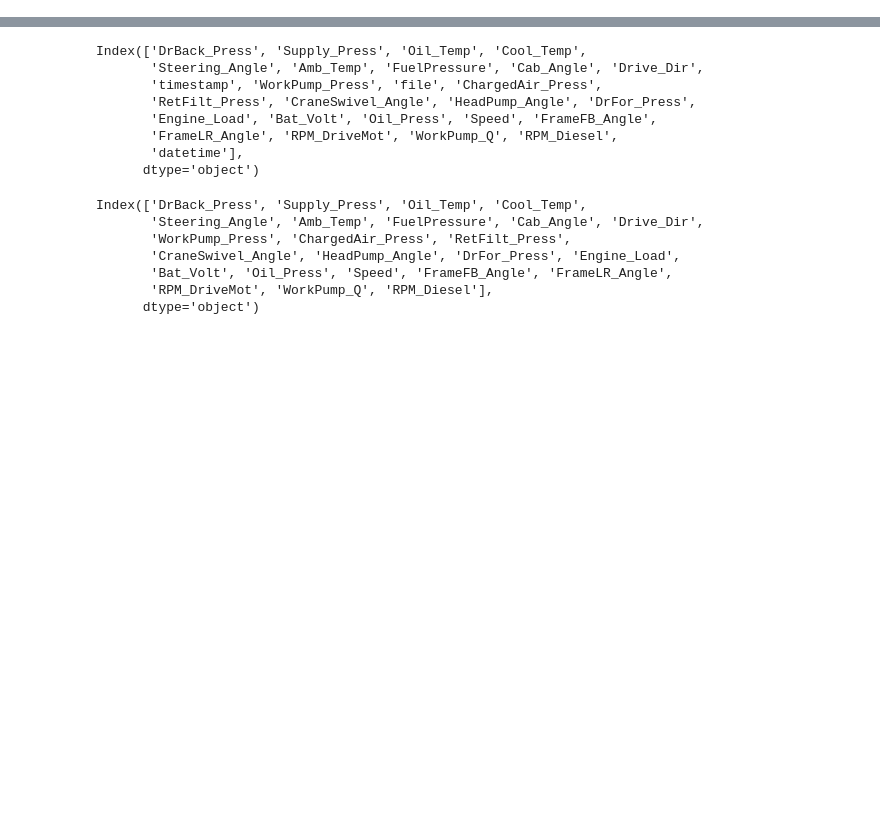
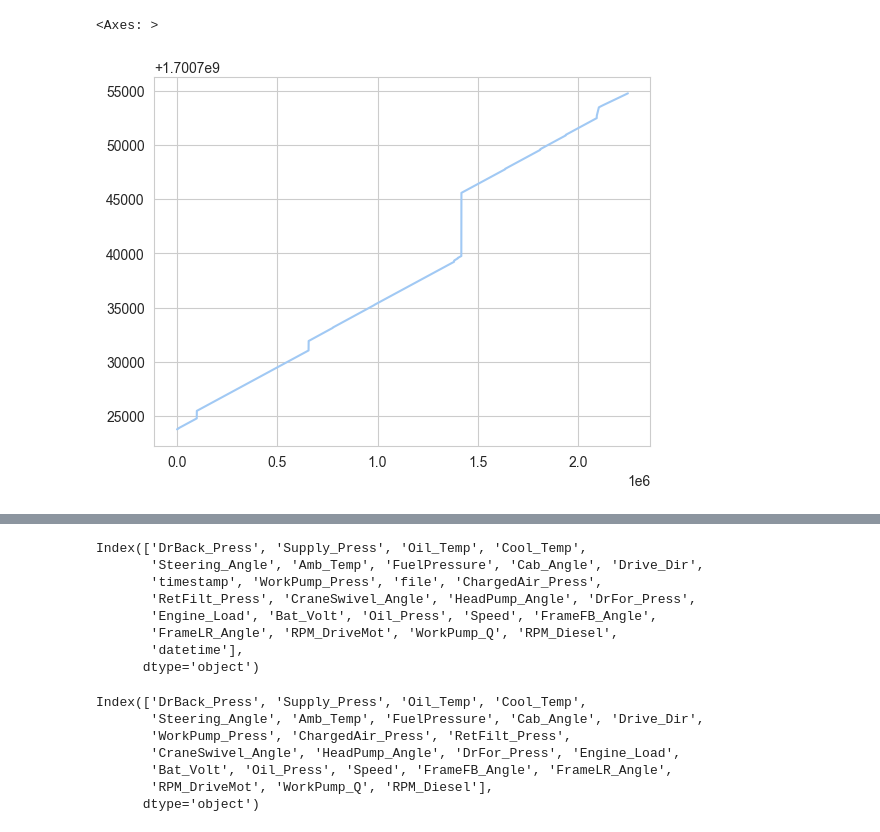
Before and after one commit to uzhankocaman/concept_implementation, a Jupyter notebook: analysis/data_preparation_general.ipynb, the cells around one changed output, grey strips where cells are left out. Cells and saved outputs as stored; diff of their text form; code cells hidden in the pictures; blank space fills up the shorter version.

```diff
--- a/analysis/data_preparation_general.ipynb
+++ b/analysis/data_preparation_general.ipynb
@@ -19,3 +19,8 @@ common_figsize = (14, 8)
 query = "SELECT * FROM ProcessedCANData"
 df = pd.read_sql_query(query, conn)
 conn.close()
+# %%
+df["timestamp"].plot()
+# %% [output]
+<Axes: >
+[figure, added]
```
Also changed, not shown: parts of 1 cell of this notebook, 4 other files.
